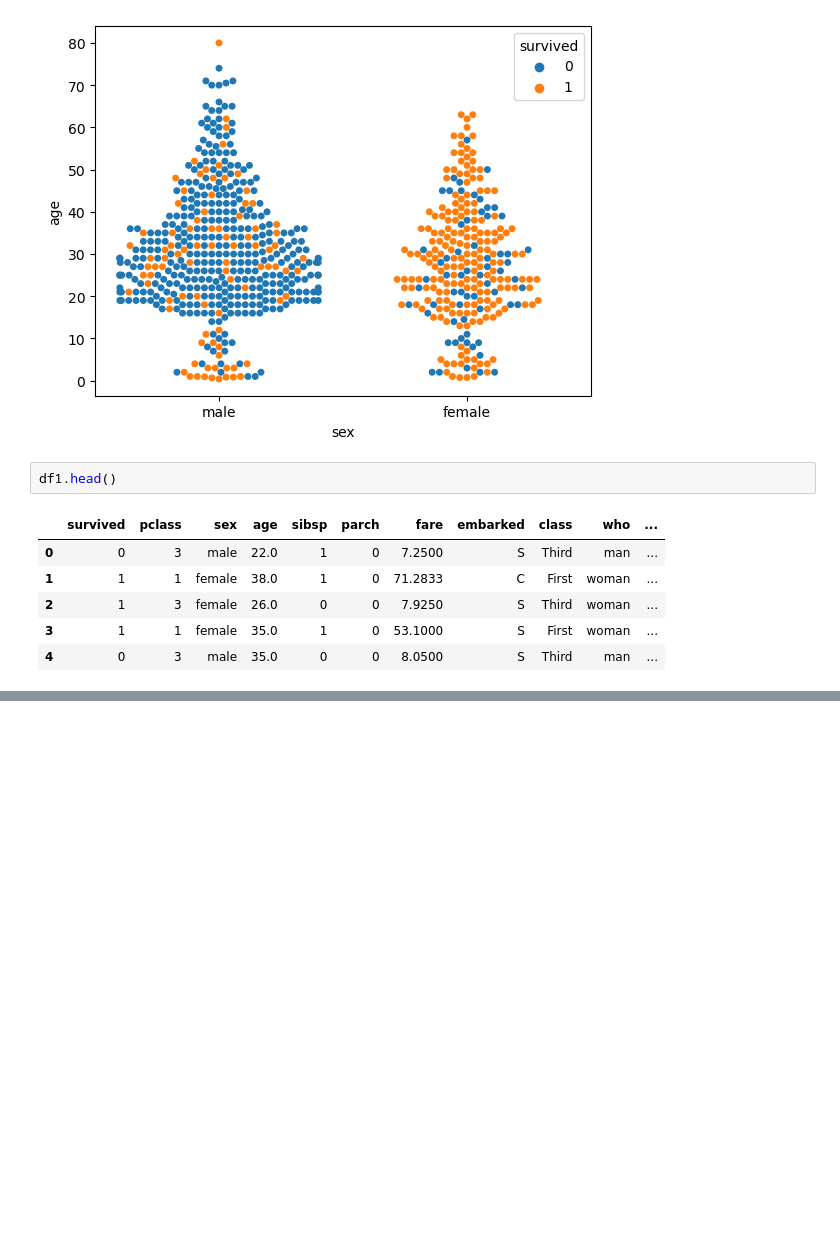
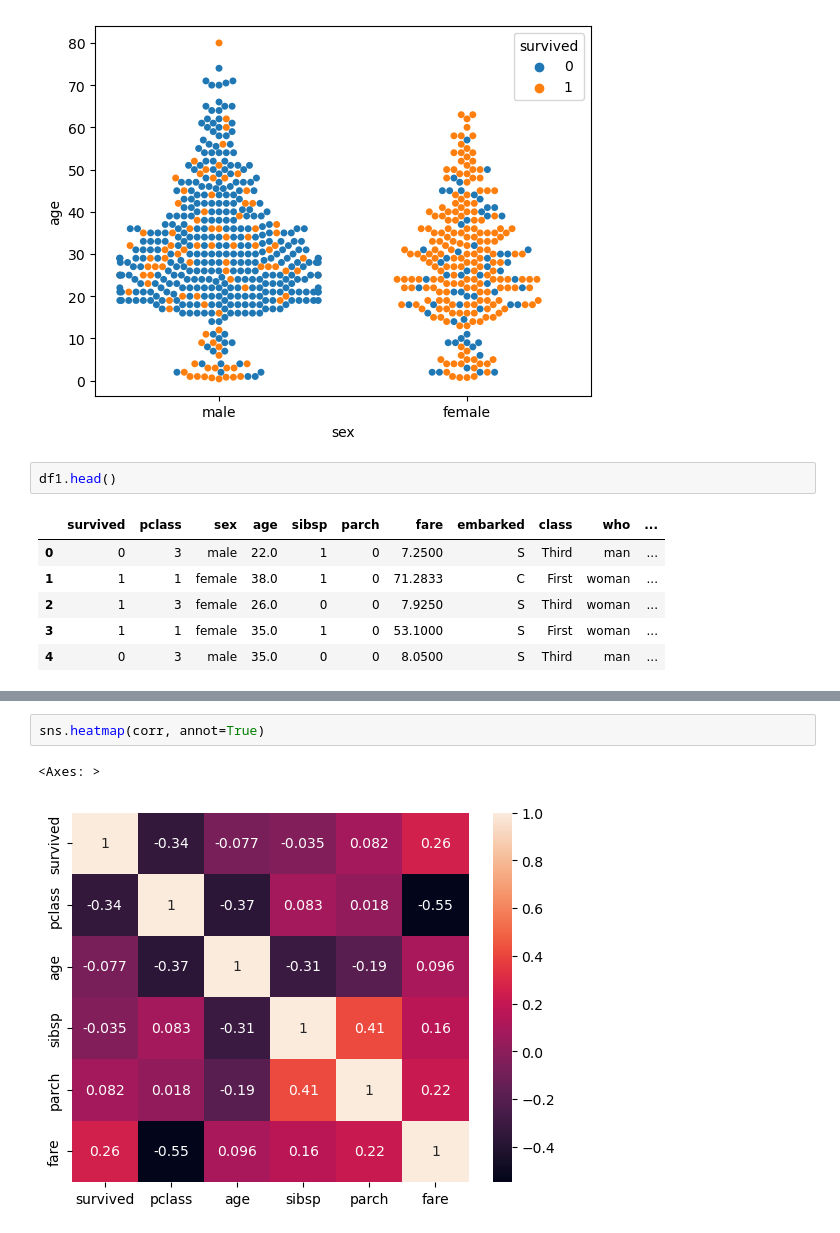
Before and after one commit to mohan-11/DSBDA-b1-13212, a Jupyter notebook: prac8dsbda.ipynb, the cells around one changed output, grey strips where cells are left out. Saved outputs shown, nothing was run; the diff lists cells and outputs as text; blank space fills up the shorter version.

```diff
--- a/prac8dsbda.ipynb
+++ b/prac8dsbda.ipynb
@@ -230,0 +260,5 @@ df1.head()
+# %%
+sns.heatmap(corr, annot=True)
+# %% [output]
+<Axes: >
+[figure, added]
```
Also changed, not shown: parts of 11 cells of this notebook, 3 other files.
